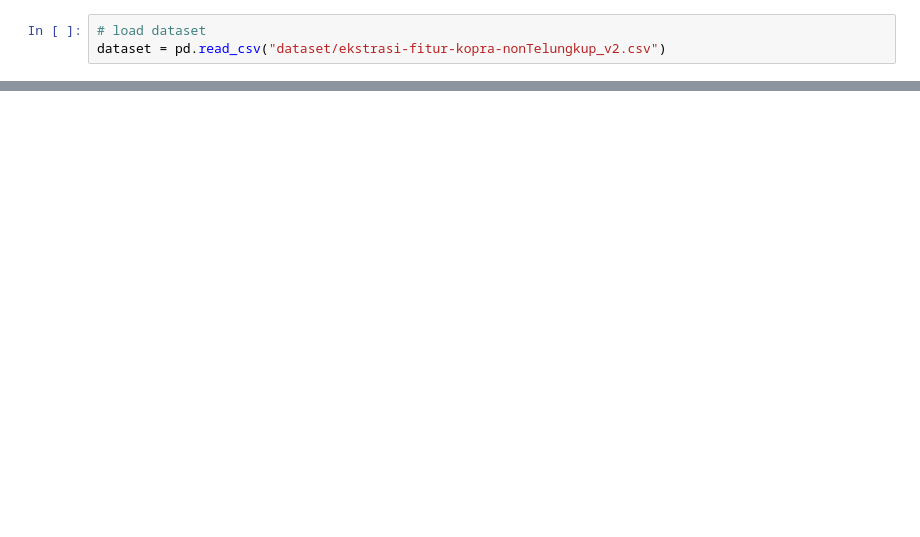
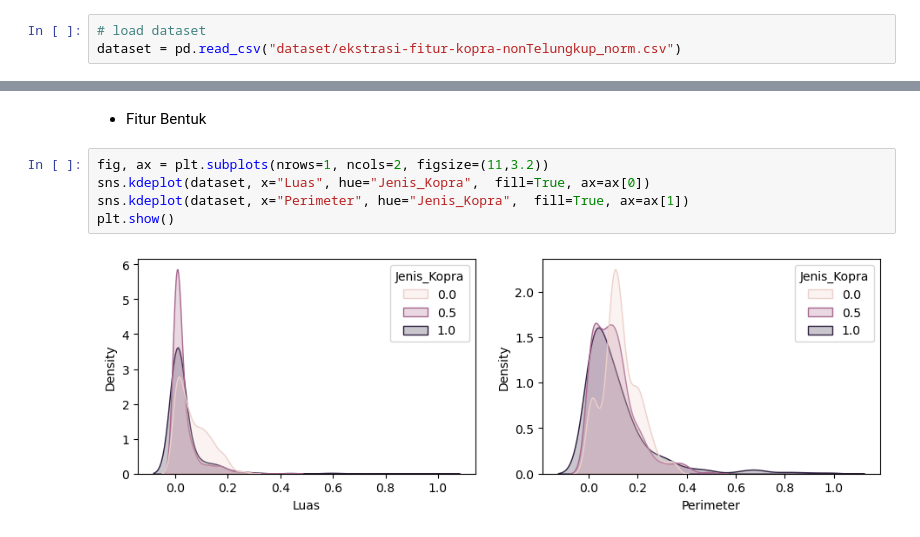
Before and after one commit to kusin/kopra-supervised, a Jupyter notebook: feature_scaling.ipynb, the cells around one changed output, grey strips where cells are left out. Drawn from its saved outputs; the diff is of its cells as text; blank space fills up the shorter version.

```diff
--- a/feature_scaling.ipynb
+++ b/feature_scaling.ipynb
@@ -8,6 +18,6 @@ from sklearn.preprocessing import MinMaxScaler
 # %%
 # load dataset
-dataset = pd.read_csv("dataset/ekstrasi-fitur-kopra-nonTelungkup_v2.csv")
+dataset = pd.read_csv("dataset/ekstrasi-fitur-kopra-nonTelungkup_norm.csv")
 # %%
 # show metadata
 dataset.info()
@@ -95,0 +57,9 @@ dataset.describe()
+# %% [markdown]
+- Fitur Bentuk
+# %%
+fig, ax = plt.subplots(nrows=1, ncols=2, figsize=(11,3.2))
+sns.kdeplot(dataset, x="Luas", hue="Jenis_Kopra",  fill=True, ax=ax[0])
+sns.kdeplot(dataset, x="Perimeter", hue="Jenis_Kopra",  fill=True, ax=ax[1])
+plt.show()
+# %% [output]
+[figure, added]
```
Also changed, not shown: parts of 14 cells of this notebook, 2 other files.
